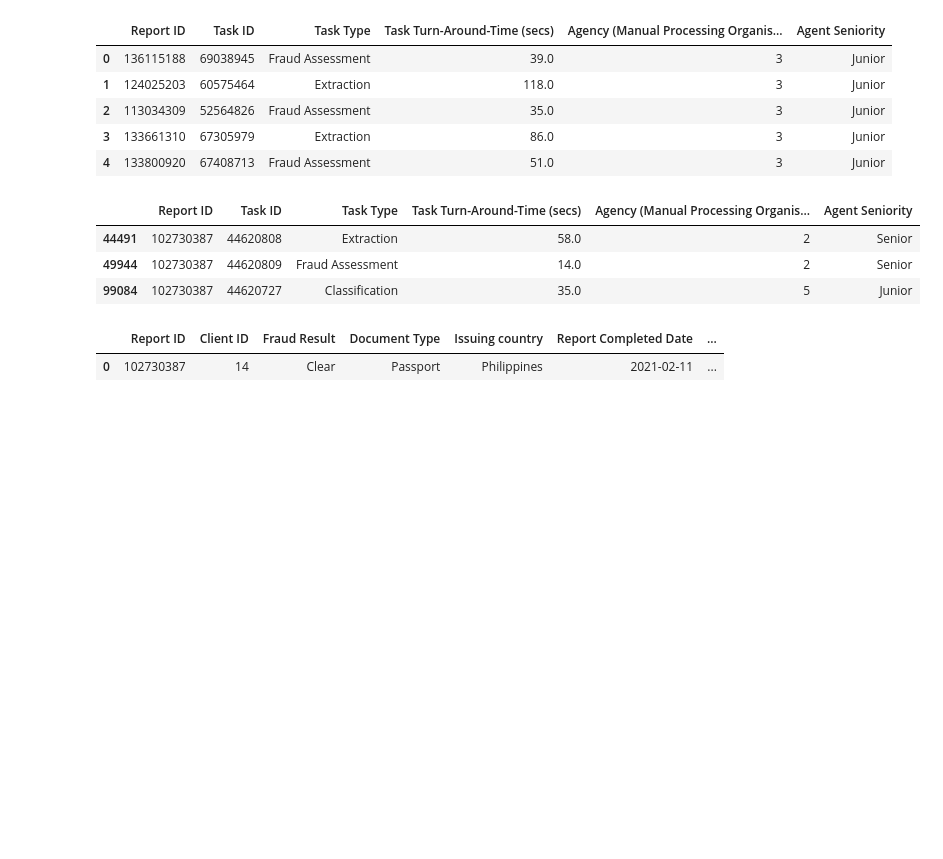
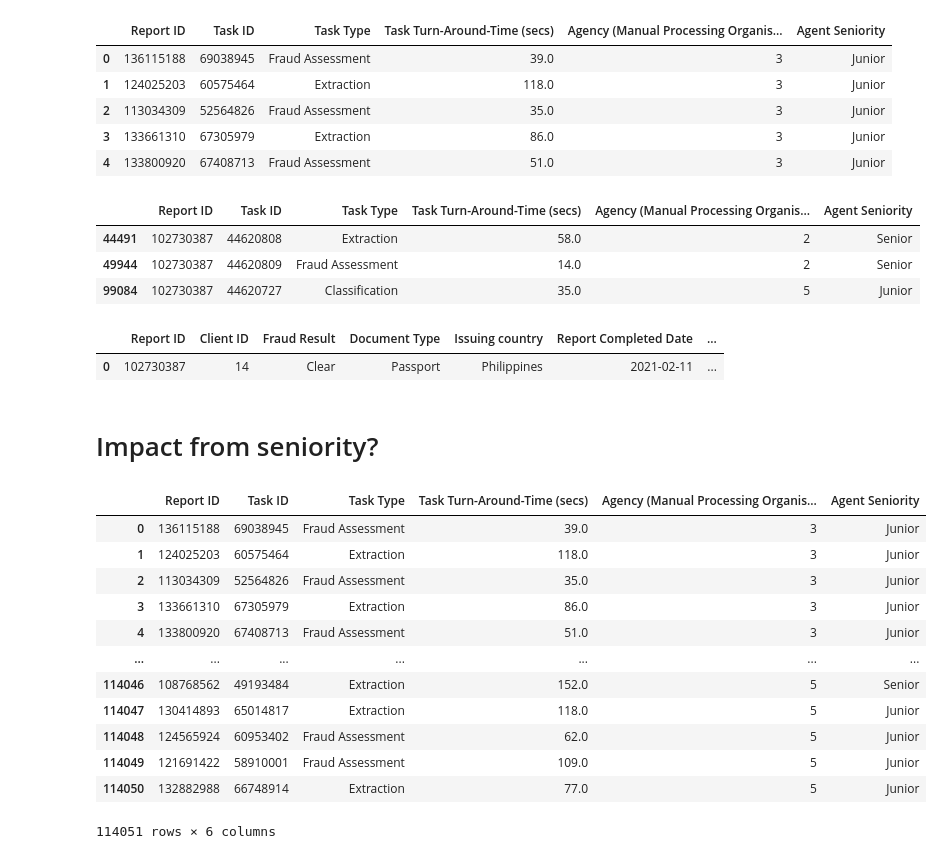
Before and after one commit to jccazes/onfido_assignment, a Jupyter notebook: onfido_assign/EDA.ipynb, the cells around one changed output. Drawn from its saved outputs; the diff is of its cells as text; code cells hidden in the pictures; blank space fills up the shorter version.

```diff
--- a/onfido_assign/EDA.ipynb
+++ b/onfido_assign/EDA.ipynb
@@ -363,2 +361,4 @@ report.groupby('Task Type')
 # %%
 # agencies taskforce eval?
+# %% [markdown]
+# Impact from seniority?
@@ -364,0 +367,16 @@ report.groupby('Task Type')
+# %%
+h_a
+# %% [output]
+|  | Report ID | Task ID | Task Type | Task Turn-Around-Time (secs) | Agency (Manual Processing Organis... | Agent Seniority |
+| 0 | 136115188 | 69038945 | Fraud Assessment | 39.0 | 3 | Junior |
+| 1 | 124025203 | 60575464 | Extraction | 118.0 | 3 | Junior |
+| 2 | 113034309 | 52564826 | Fraud Assessment | 35.0 | 3 | Junior |
+| 3 | 133661310 | 67305979 | Extraction | 86.0 | 3 | Junior |
+| 4 | 133800920 | 67408713 | Fraud Assessment | 51.0 | 3 | Junior |
+| ... | ... | ... | ... | ... | ... | ... |
+| 114046 | 108768562 | 49193484 | Extraction | 152.0 | 5 | Senior |
+| 114047 | 130414893 | 65014817 | Extraction | 118.0 | 5 | Junior |
+| 114048 | 124565924 | 60953402 | Fraud Assessment | 62.0 | 5 | Junior |
+| 114049 | 121691422 | 58910001 | Fraud Assessment | 109.0 | 5 | Junior |
+| 114050 | 132882988 | 66748914 | Extraction | 77.0 | 5 | Junior |
+114051 rows × 6 columns
```
Also changed, not shown: parts of 14 cells of this notebook.
